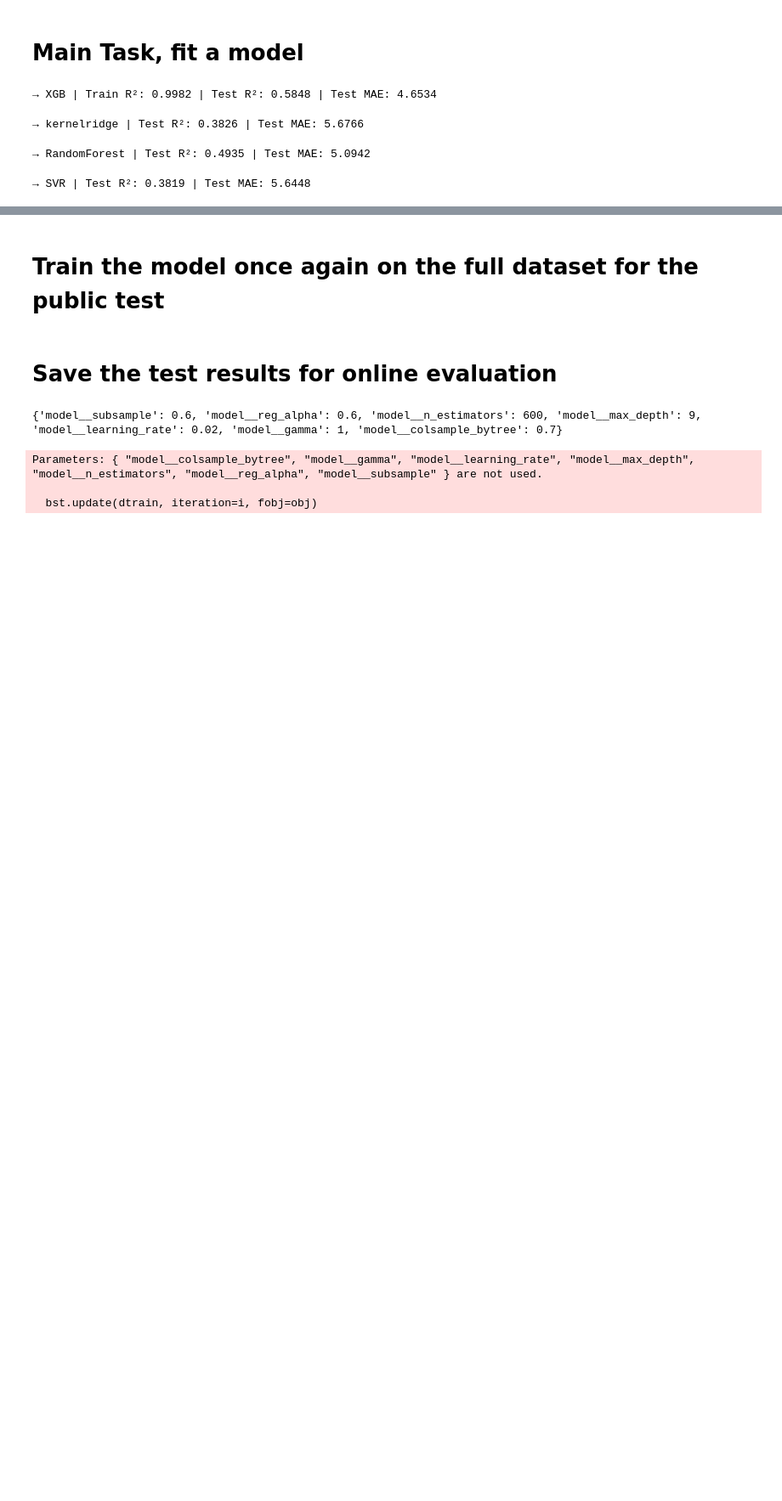
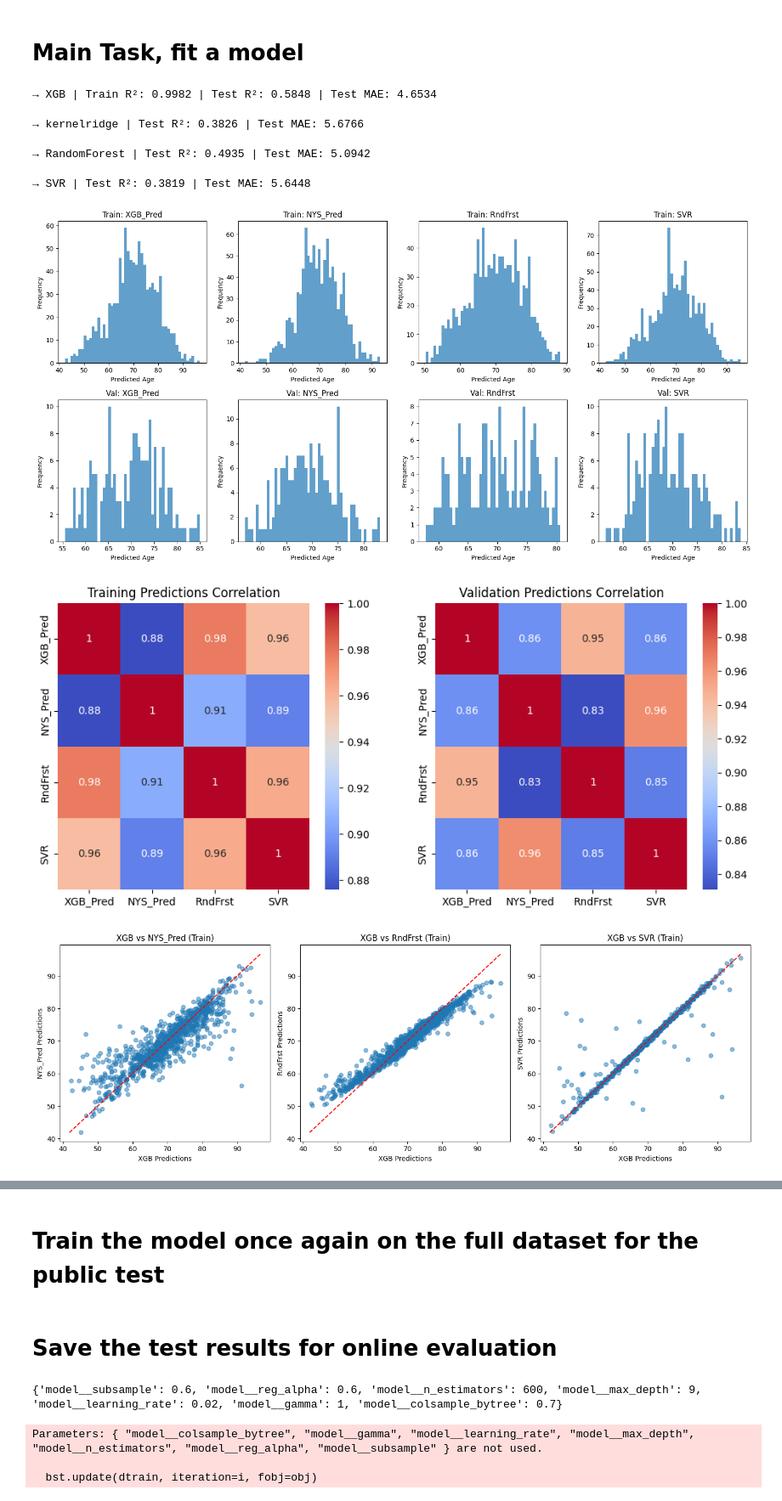
Before and after one commit to cgriede/AML-2025-Project-1, a Jupyter notebook: ensemble_model.ipynb, the cells around one changed output, grey strips where cells are left out. Shown at 85% size. Drawn from its saved outputs; the diff is of its cells as text; code cells hidden in the pictures; blank space fills up the shorter version.

```diff
--- a/ensemble_model.ipynb
+++ b/ensemble_model.ipynb
@@ -234,8 +234,6 @@ else:
     )
     # Extract and rank features
     importances = pd.Series(result.importances_mean, index=X_selected.columns)
-    #store  the importances
-    importances.to_csv(file)
 # %%
 def select_top_features(top_n=50):
     top_features = importances.nlargest(top_n).index.tolist()
@@ -396,14 +396,81 @@ print(f"→ SVR | Test R²: {r2_score(y_val, y_pred_svr):.4f} | Test MAE: {mean_
 # %%
 primary_model_preds_train = {
     "XGB_Pred": y_train_pred_xgb,
     "NYS_Pred": y_train_pred_nys,
     "RndFrst": y_train_pred_rndm_frst,
     "SVR": y_train_pred_svr,
 }
 
 primary_model_preds = {
     "XGB_Pred": y_pred_xgb,
     "NYS_Pred": y_pred_nys,
     "RndFrst": y_pred_rndm_frst,
     "SVR": y_pred_svr,
 }
+
+# Data analysis on model predictions
+import matplotlib.pyplot as plt
+import seaborn as sns
+import pandas as pd
+
+# Create DataFrame for training predictions
+pred_train_df = pd.DataFrame(primary_model_preds_train)
+pred_val_df = pd.DataFrame(primary_model_preds)
+
+# 1. Histograms of predictions
+fig, axes = plt.subplots(2, 4, figsize=(16, 8))
+for i, col in enumerate(pred_train_df.columns):
+    axes[0, i].hist(pred_train_df[col], bins=50, alpha=0.7)
+    axes[0, i].set_title(f'Train: {col}')
+    axes[0, i].set_xlabel('Predicted Age')
+    axes[0, i].set_ylabel('Frequency')
+
+for i, col in enumerate(pred_val_df.columns):
+    axes[1, i].hist(pred_val_df[col], bins=50, alpha=0.7)
+    axes[1, i].set_title(f'Val: {col}')
+    axes[1, i].set_xlabel('Predicted Age')
+    axes[1, i].set_ylabel('Frequency')
+
+plt.tight_layout()
+plt.show()
+
+# 2. Correlation heatmap
+fig, (ax1, ax2) = plt.subplots(1, 2, figsize=(12, 5))
+sns.heatmap(pred_train_df.corr(), annot=True, cmap='coolwarm', ax=ax1)
+ax1.set_title('Training Predictions Correlation')
+sns.heatmap(pred_val_df.corr(), annot=True, cmap='coolwarm', ax=ax2)
+ax2.set_title('Validation Predictions Correlation')
+plt.show()
+
+# 3. Scatter plots comparing XGB vs others (train)
+fig, axes = plt.subplots(1, 3, figsize=(15, 5))
+models = ['NYS_Pred', 'RndFrst', 'SVR']
+for i, model in enumerate(models):
+    axes[i].scatter(pred_train_df['XGB_Pred'], pred_train_df[model], alpha=0.5)
+    axes[i].set_xlabel('XGB Predictions')
+    axes[i].set_ylabel(f'{model} Predictions')
+    axes[i].set_title(f'XGB vs {model} (Train)')
+    axes[i].plot([pred_train_df.min().min(), pred_train_df.max().max()],
+                 [pred_train_df.min().min(), pred_train_df.max().max()], 'r--')
+plt.tight_layout()
+plt.show()
+
+# 4. Box plots for distributions
+fig, (ax1, ax2) = plt.subplots(1, 2, figsize=(12, 6))
+pred_train_df.boxplot(ax=ax1)
+ax1.set_title('Training Predictions Box Plot')
+ax1.set_ylabel('Predicted Age')
+pred_val_df.boxplot(ax=ax2)
+ax2.set_title('Validation Predictions Box Plot')
+ax2.set_ylabel('Predicted Age')
+plt.show()
+
+# 5. Mean and std of predictions
+print("Training Predictions Stats:")
+print(pred_train_df.describe())
+print("\nValidation Predictions Stats:")
+print(pred_val_df.describe())
+# %% [output]
+[figure, added]
+[figure, added]
+[figure, added]
```
Also changed, not shown: parts of 6 cells of this notebook.
